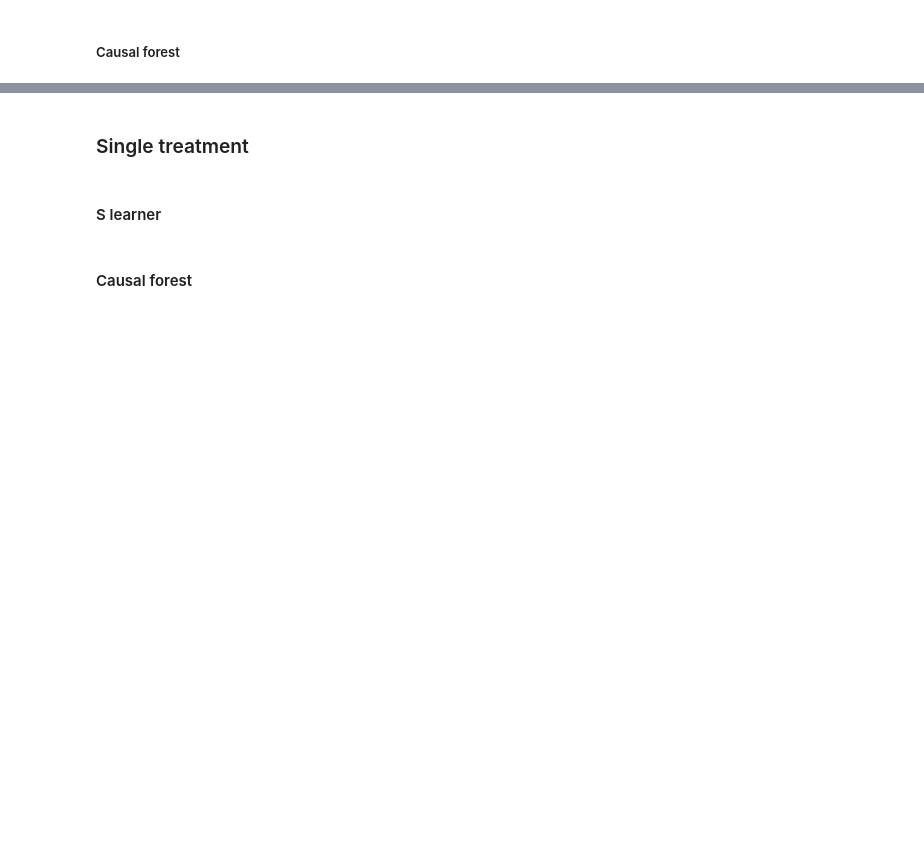
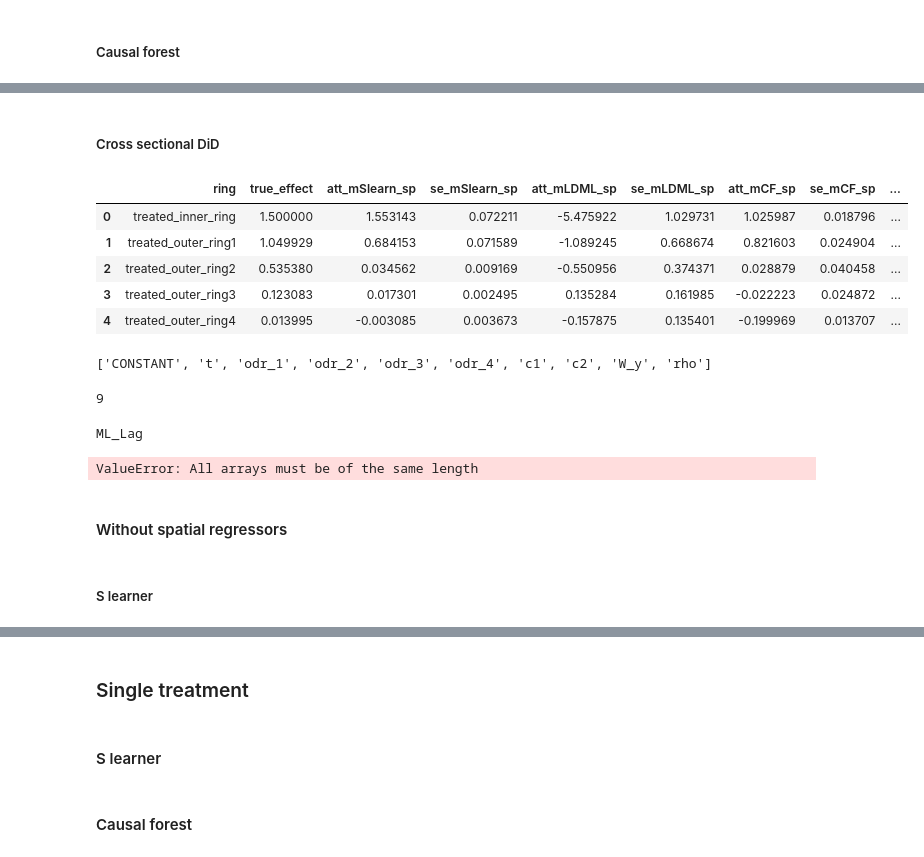
Before and after one commit to Andrew10MAIN/causal_ML_with_spilovers_of_treatment, a Jupyter notebook: 04_testing_models_on_simulated_data/testing_models_on_simulated_data.ipynb, the cells around one changed output, grey strips where cells are left out. Saved outputs shown, nothing was run; the diff lists cells and outputs as text; code cells hidden in the pictures; blank space fills up the shorter version.

Commit message:
Adding dids models

```diff
--- a/04_testing_models_on_simulated_data/testing_models_on_simulated_data.ipynb
+++ b/04_testing_models_on_simulated_data/testing_models_on_simulated_data.ipynb
@@ -237,0 +280,73 @@ df_multi_effect
+# %% [markdown]
+##### Cross sectional DiD
+# %%
+model_cs_did_sp_pred = sm.OLS(y_l, X_l)
+results_cs_did_sp_pred = model_cs_did_sp_pred.fit()
+
+coef_df_cs_did_sp_pred = pd.DataFrame({
+    "ring": results_cs_did_sp_pred.params.index,
+    "att_mDiD_sp_pred": results_cs_did_sp_pred.params.values,
+    "se_mDiD_sp_pred": results_cs_did_sp_pred.bse.values
+})
+coef_df_cs_did_sp_pred = coef_df_cs_did_sp_pred[coef_df_cs_did_sp_pred['ring'].isin(['t',
+                                                            'odr_1', 'odr_2',
+                                                            'odr_3', 'odr_4'])].copy()
+
+coef_df_cs_did_sp_pred['ring'] = coef_df_cs_did_sp_pred['ring'].replace({'t':'treated_inner_ring',
+                                                                        'odr_1':'treated_outer_ring1',
+                                                                        'odr_2':'treated_outer_ring2',
+                                                                        'odr_3':'treated_outer_ring3',
+                                                                          'odr_4':'treated_outer_ring4'})
+df_multi_effect_pre4 = df_multi_effect_pre3.merge(coef_df_cs_did_sp_pred, on = 'ring', how= 'left')
+df_multi_effect_pre4
+# %% [output]
+|  | ring | true_effect | att_mSlearn_sp | se_mSlearn_sp | att_mLDML_sp | se_mLDML_sp | att_mCF_sp | se_mCF_sp | ... |
+| 0 | treated_inner_ring | 1.500000 | 1.553143 | 0.072211 | -5.475922 | 1.029731 | 1.025987 | 0.018796 | ... |
+| 1 | treated_outer_ring1 | 1.049929 | 0.684153 | 0.071589 | -1.089245 | 0.668674 | 0.821603 | 0.024904 | ... |
+| 2 | treated_outer_ring2 | 0.535380 | 0.034562 | 0.009169 | -0.550956 | 0.374371 | 0.028879 | 0.040458 | ... |
+| 3 | treated_outer_ring3 | 0.123083 | 0.017301 | 0.002495 | 0.135284 | 0.161985 | -0.022223 | 0.024872 | ... |
+| 4 | treated_outer_ring4 | 0.013995 | -0.003085 | 0.003673 | -0.157875 | 0.135401 | -0.199969 | 0.013707 | ... |
+# %%
+variables
+# %% [output]
+['CONSTANT', 't', 'odr_1', 'odr_2', 'odr_3', 'odr_4', 'c1', 'c2', 'W_y', 'rho']
+# %%
+len(ses)
+# %% [output]
+9
+# %%
+model_sdm = ML_Lag(
+    y,
+    X_l2,
+    w=W_mat,
+    slx_lags=0,
+    name_y="y",
+    # name_x=['t','odr_1','odr_2','odr_3','odr_4', "c1","c2"
+    #         ]
+)
+
+coefs = model_sdm.betas.flatten()
+
+# błędy standardowe
+ses = np.sqrt(np.diag(model_sdm.vm))
+
+# nazwy zmiennych
+variables = model_sdm.name_x.copy()
+
+# dodanie spatial lag parametru rho
+variables = variables + ["rho"]
+
+# dataframe
+coef_df = pd.DataFrame({
+    "variable": variables,
+    "coef": coefs,
+    "se": ses
+})
+coef_df
+# %% [output]
+ML_Lag
+ValueError: All arrays must be of the same length
+# %% [markdown]
+#### Without spatial regressors
+# %% [markdown]
+##### S learner
```
Also changed, not shown: parts of 15 cells of this notebook, 1 other file.
